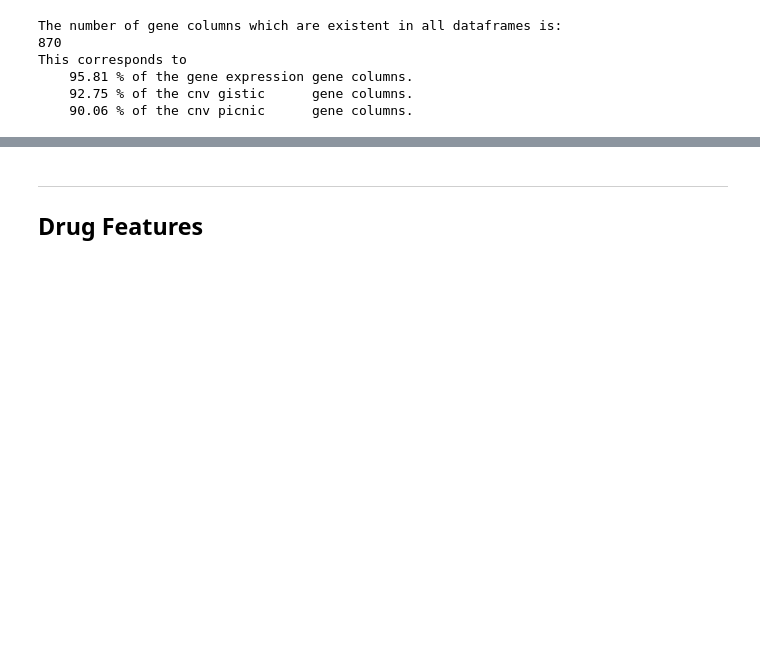
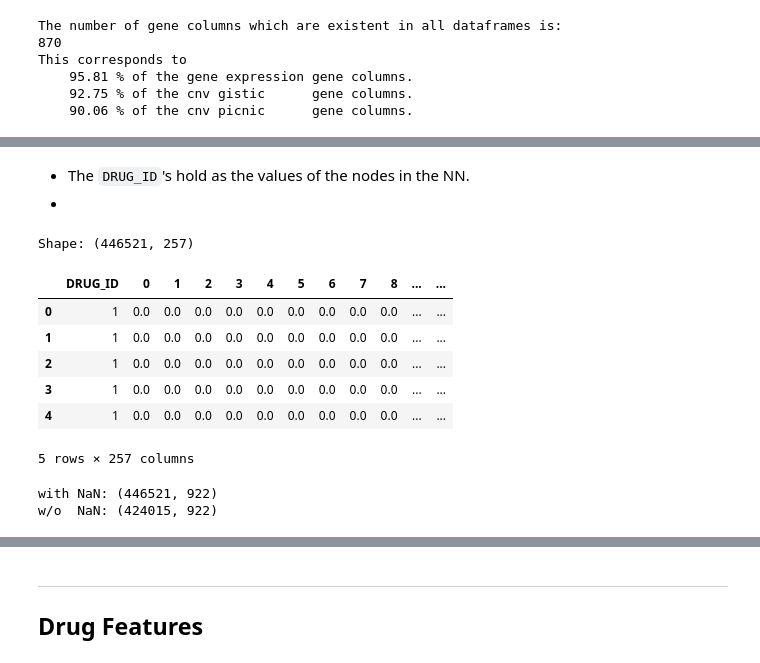
Before and after one commit to PeeteKeesel/gnn-for-drug-response-prediction, a Jupyter notebook: 08_baseline.ipynb, the cells around one changed output, grey strips where cells are left out. Saved outputs shown, nothing was run; the diff lists cells and outputs as text; code cells hidden in the pictures; blank space fills up the shorter version.

```diff
--- a/08_baseline.ipynb
+++ b/08_baseline.ipynb
@@ -127,0 +471,24 @@ This corresponds to
+# %%
+# ----------------------- #
+# DEFINE CELL & DRUG DATA #
+# ----------------------- #
+# gene_tensor = torch.tensor([
+#     gene_expr.loc[:, gene_expr.columns != 'CELL_LINE_NAME'].to_numpy(dtype=np.float64)
+# ])
+# print(f"Gene tensor shape: {gene_tensor.shape}")
+
+# # Cell data: For now only the gene expression information.
+# gene_expr_data = gene_tensor[0][:]
+
+# Drug data.
+with open(f'{PATH_TO_SAVED_DRUG_FEATURES}drug_name_fingerprints_dataframe.pkl', 'rb') as f:
+    drug_name_fps = pickle.load(f)
+drug_name_fps_v2 = pd.merge(left=drug_name_fps,
+                            right=gene_expr[['DRUG_ID', 'DRUG_NAME']],
+                            how='left',
+                            left_on=['drug_name'],
+                            right_on=['DRUG_NAME'])
+drug_name_fps_v2.drop_duplicates(inplace=True)
+drug_name_fps_v2.drop(['DRUG_NAME'], axis=1, inplace=True)
+print(f"Drug Shape: {drug_name_fps_v2.shape}")
+drug_name_fps_v2.head(3)
@@ -127,0 +502,28 @@ This corresponds to
+# %% [markdown]
+- The `DRUG_ID`'s hold as the values of the nodes in the NN.
+-
+# %%
+# For each row of the FULL_DATASET get the corresponding Morgan Fingerprint for the specific drug.
+# FULL_DATASET = gene_expr.
+FPS = pd.merge(left=gene_expr['DRUG_ID'],
+                right=drug_name_fps_v2.loc[:, ~drug_name_fps_v2.columns.isin(['drug_name'])],
+                how='left',
+                left_on=['DRUG_ID'],
+                right_on=['DRUG_ID'])
+print(f"Shape: {FPS.shape}")
+FPS.head(5)
+# %% [output]
+Shape: (446521, 257)
+|  | DRUG_ID | 0 | 1 | 2 | 3 | 4 | 5 | 6 | 7 | 8 | ... | ... |
+| 0 | 1 | 0.0 | 0.0 | 0.0 | 0.0 | 0.0 | 0.0 | 0.0 | 0.0 | 0.0 | ... | ... |
+| 1 | 1 | 0.0 | 0.0 | 0.0 | 0.0 | 0.0 | 0.0 | 0.0 | 0.0 | 0.0 | ... | ... |
+| 2 | 1 | 0.0 | 0.0 | 0.0 | 0.0 | 0.0 | 0.0 | 0.0 | 0.0 | 0.0 | ... | ... |
+| 3 | 1 | 0.0 | 0.0 | 0.0 | 0.0 | 0.0 | 0.0 | 0.0 | 0.0 | 0.0 | ... | ... |
+| 4 | 1 | 0.0 | 0.0 | 0.0 | 0.0 | 0.0 | 0.0 | 0.0 | 0.0 | 0.0 | ... | ... |
+5 rows × 257 columns
+# %%
+print(f"with NaN: {gene_expr.shape}")
+print(f"w/o  NaN: {gene_expr.dropna().shape}")
+# %% [output]
+with NaN: (446521, 922)
+w/o  NaN: (424015, 922)
```
Also changed, not shown: parts of 56 cells of this notebook, 4 other files.
